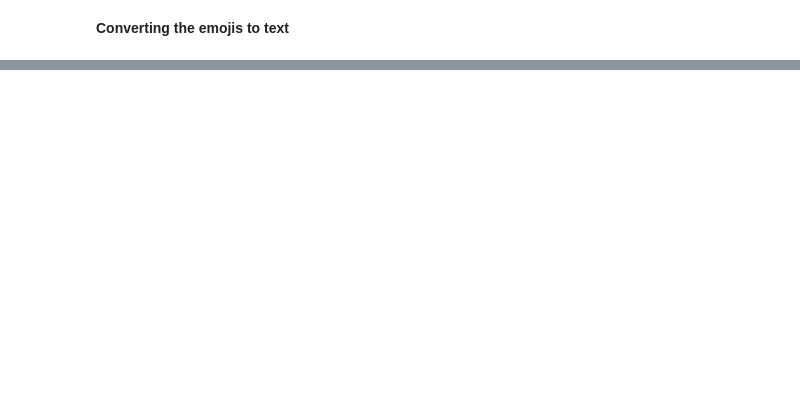
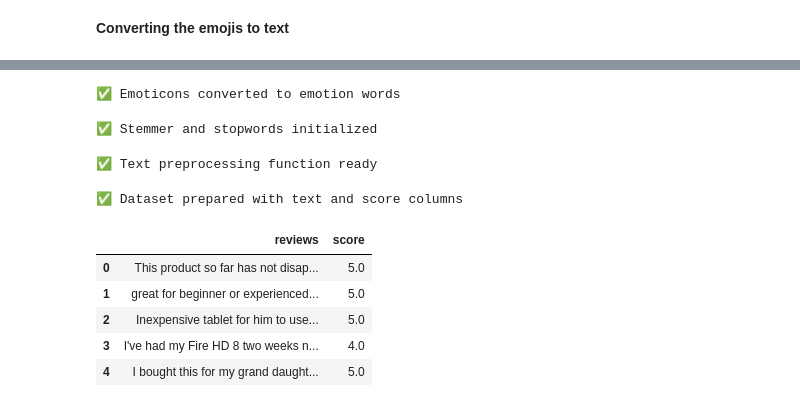
Before and after one commit to Aaronrao989/sentiment-analyzer, a Jupyter notebook: models/amazon-reviews-sentiment-analysis-usng-naive-bayes-Copy1.ipynb, the cells around one changed output, grey strips where cells are left out. Cells and saved outputs as stored; diff of their text form; code cells hidden in the pictures; blank space fills up the shorter version.

```diff
--- a/models/amazon-reviews-sentiment-analysis-usng-naive-bayes-Copy1.ipynb
+++ b/models/amazon-reviews-sentiment-analysis-usng-naive-bayes-Copy1.ipynb
@@ -319,0 +88,72 @@ Enter a review to analyze (or 'quit' to exit):  quit
+# %%
+# Converting common emoticons to emotion words
+emoji_map = {
+    r":\)": " happy ",
+    r":-\)": " happy ",
+    r";-\)": " happy ",
+    r":D": " laugh ",
+    r":-\(": " sad ",
+    r":\(": " sad ",
+    r":'\)": " tear_of_joy ",
+}
+
+df["reviews.text"] = df["reviews.text"].astype(str).replace(
+    emoji_map, regex=True
+)
+
+print("✅ Emoticons converted to emotion words")
+# %% [output]
+✅ Emoticons converted to emotion words
+# %%
+# Initialize stemmer and stopwords (NLTK resources already downloaded)
+stemmer = SnowballStemmer("english")
+stop_words = set(stopwords.words("english"))
+
+print("✅ Stemmer and stopwords initialized")
+# %% [output]
+✅ Stemmer and stopwords initialized
+# %%
+# Text preprocessing function (robust & deployment-safe)
+def preprocess_text(text):
+    if not isinstance(text, str):
+        return ""
+
+    # Lowercase
+    text = text.lower()
+
+    # Remove numbers
+    text = re.sub(r"\d+", "", text)
+
+    # Remove punctuation
+    text = text.translate(str.maketrans("", "", string.punctuation))
+
+    # Tokenize safely
+    words = word_tokenize(text)
+
+    # Remove stopwords and apply stemming
+    words = [
+        stemmer.stem(word)
+        for word in words
+        if word not in stop_words and len(word) > 2
+    ]
+
+    return " ".join(words)
+
+print("✅ Text preprocessing function ready")
+# %% [output]
+✅ Text preprocessing function ready
+# %%
+# Select required columns and rename them safely
+data_set = df[["reviews.text", "reviews.rating"]].copy()
+data_set.columns = ["reviews", "score"]
+
+print("✅ Dataset prepared with text and score columns")
+data_set.head()
+# %% [output]
+✅ Dataset prepared with text and score columns
+|  | reviews | score |
+| 0 | This product so far has not disap... | 5.0 |
+| 1 | great for beginner or experienced... | 5.0 |
+| 2 | Inexpensive tablet for him to use... | 5.0 |
+| 3 | I've had my Fire HD 8 two weeks n... | 4.0 |
+| 4 | I bought this for my grand daught... | 5.0 |
```
Also changed, not shown: parts of 44 cells of this notebook, 10 other files.
